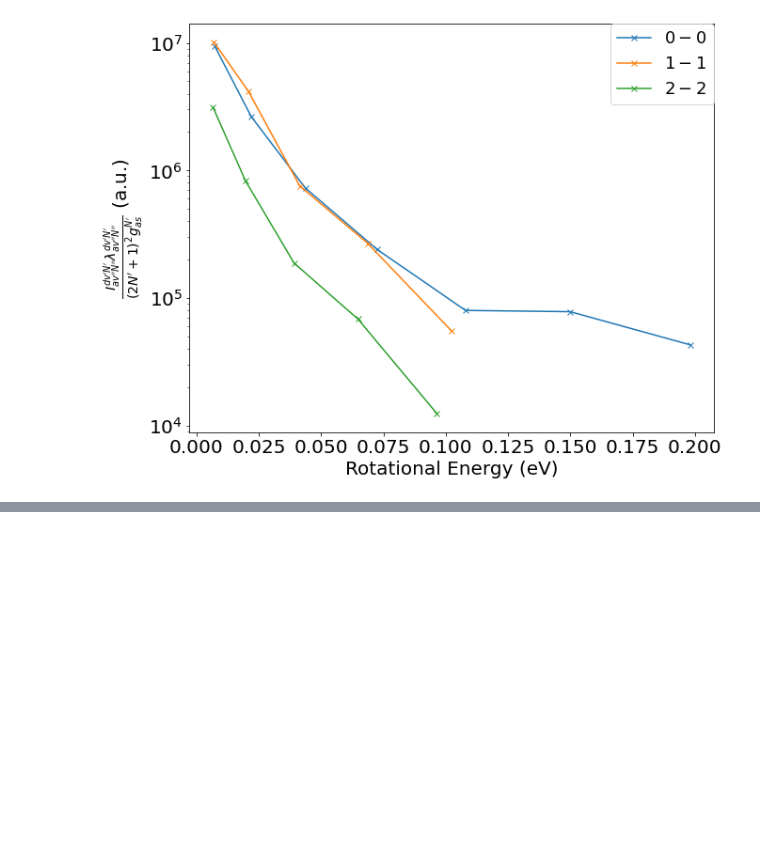
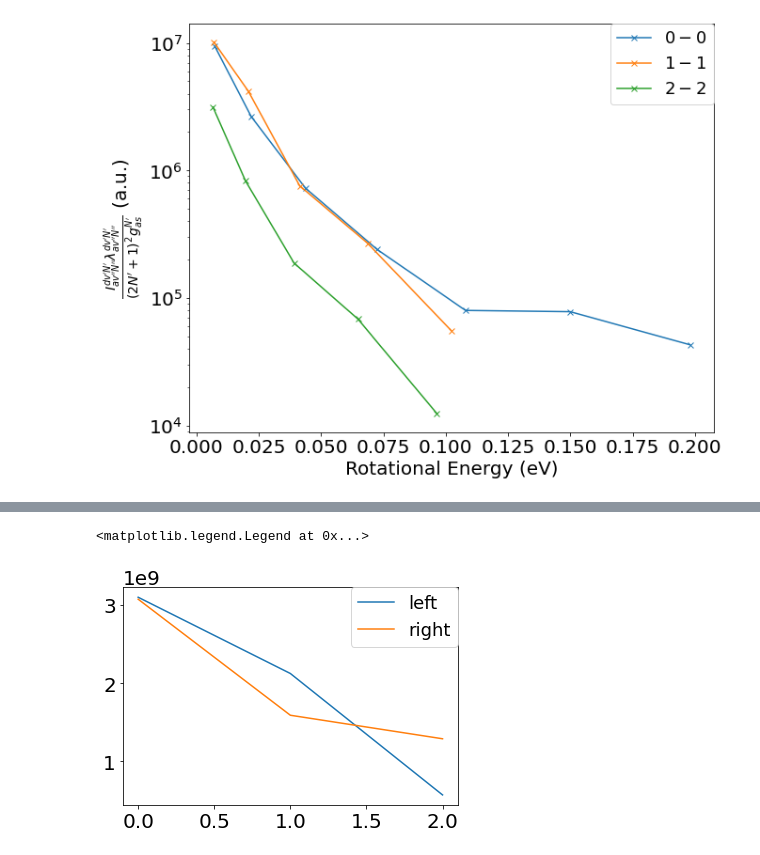
Before and after one commit to AtsushiNi/myLeprecon, a Jupyter notebook: niihama/plasma_data_12_17.ipynb, the cells around one changed output, grey strips where cells are left out. Saved outputs shown, nothing was run; the diff lists cells and outputs as text; code cells hidden in the pictures; blank space fills up the shorter version.

```diff
--- a/niihama/plasma_data_12_17.ipynb
+++ b/niihama/plasma_data_12_17.ipynb
@@ -607,0 +772,7 @@ plt.legend(bbox_to_anchor=(1, 1), loc='upper right', borderaxespad=0, fontsize=1
+# %%
+plt.plot(vds, left_formula, label='left')
+plt.plot(vds, popt[1] * right_formula_func(popt[0], vds), label='right')
+plt.legend(bbox_to_anchor=(1, 1), loc='upper right', borderaxespad=0, fontsize=18)
+# %% [output]
+<matplotlib.legend.Legend at 0x...>
+[figure, added]
```
Also changed, not shown: parts of 43 cells of this notebook.
